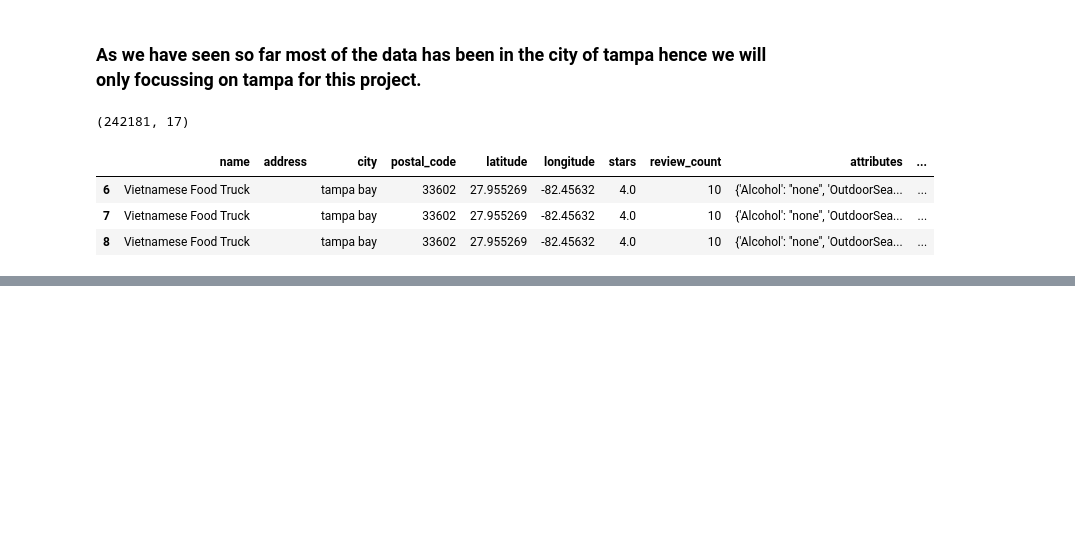
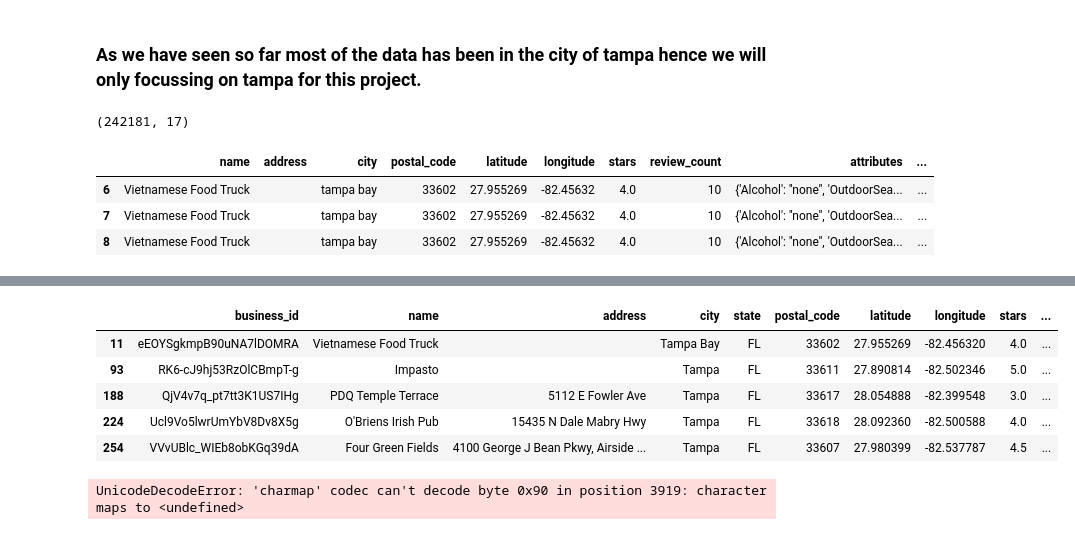
Before and after one commit to Mrshreesharma/Recommendation-for-Restaurants-in-Florida, a Jupyter notebook: Preprocessing-Yelp- EDA.ipynb, the cells around one changed output, grey strips where cells are left out. Drawn from its saved outputs; the diff is of its cells as text; code cells hidden in the pictures; blank space fills up the shorter version.

```diff
--- a/Preprocessing-Yelp- EDA.ipynb
+++ b/Preprocessing-Yelp- EDA.ipynb
@@ -470,0 +489,8 @@ df_tampa.head(3)
+# %%
+Restraunts_Florida = Florida_dataset[Florida_dataset['categories'].str.contains('Restaurants|Fast Food|Breakfast & Brunch|Cafes',
+                case=False, na=False)]
+# %%
+Restraunts_Florida_tampa = Restraunts_Florida[Restraunts_Florida['city'].str.startswith('Tampa')]
+
+print(Restraunts_Florida_tampa.shape)
+Restraunts_Florida_tampa.head(3)
@@ -470,0 +503,9 @@ df_tampa.head(3)
+# %%
+Restraunts_Florida_tampa.head()
+# %% [output]
+|  | business_id | name | address | city | state | postal_code | latitude | longitude | stars | ... |
+| 11 | eEOYSgkmpB90uNA7lDOMRA | Vietnamese Food Truck |  | Tampa Bay | FL | 33602 | 27.955269 | -82.456320 | 4.0 | ... |
+| 93 | RK6-cJ9hj53RzOlCBmpT-g | Impasto |  | Tampa | FL | 33611 | 27.890814 | -82.502346 | 5.0 | ... |
+| 188 | QjV4v7q_pt7tt3K1US7IHg | PDQ Temple Terrace | 5112 E Fowler Ave | Tampa | FL | 33617 | 28.054888 | -82.399548 | 3.0 | ... |
+| 224 | Ucl9Vo5lwrUmYbV8Dv8X5g | O'Briens Irish Pub | 15435 N Dale Mabry Hwy | Tampa | FL | 33618 | 28.092360 | -82.500588 | 4.0 | ... |
+| 254 | VVvUBlc_WIEb8obKGq39dA | Four Green Fields | 4100 George J Bean Pkwy, Airside ... | Tampa | FL | 33607 | 27.980399 | -82.537787 | 4.5 | ... |
@@ -470,0 +514,43 @@ df_tampa.head(3)
+# %%
+# Importing User JSON File
+
+line_count = len(open("yelp_academic_dataset_user.json").readlines())
+
+# Creating Columns for Dataframe
+
+users, names, review_counts, since, friends, useful, \
+            funny, cool, n_fans, years_elite, average_stars = [], [], [], [], [], [], [], [], [], [], []
+
+# Iterating through each row of the json file
+
+with open("Data/Kaggle/yelp_academic_dataset_user.json") as f:
+    for line in tqdm(f, total=line_count):
+        blob = json.loads(line)
+        users += [blob["user_id"]]
+        names += [blob["name"]]
+        review_counts += [blob["review_count"]]
+        since += [blob["yelping_since"]]
+        friends += [blob["friends"]]
+        useful += [blob["useful"]]
+        funny += [blob["funny"]]
+        cool += [blob["cool"]]
+        n_fans += [blob["fans"]]
+        average_stars += [blob["average_stars"]]
+
+# Creating Dataframe for User json file
+
+users_df = pd.DataFrame(
+    {"user_id": users,
+     "user_name": names,
+     "user_review_count": review_counts,
+     "user_yelp_since": since,
+     "friends": friends,
+     "useful_reviews": useful,
+     "funny_reviews": funny,
+     "cool_reviews": cool,
+     "n_fans": n_fans,
+     "average_stars": average_stars
+    }
+)
+# %% [output]
+UnicodeDecodeError: 'charmap' codec can't decode byte 0x90 in position 3919: character maps to <undefined>
```
Also changed, not shown: parts of 6 cells of this notebook.
